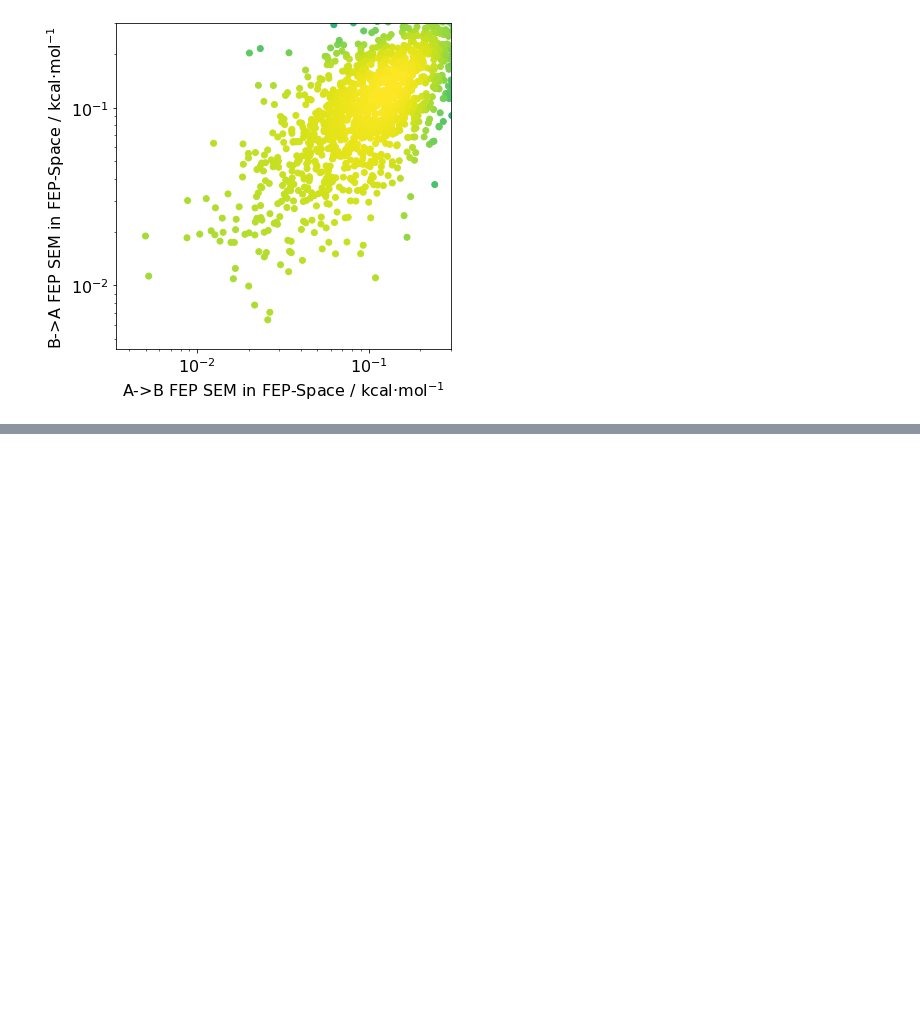
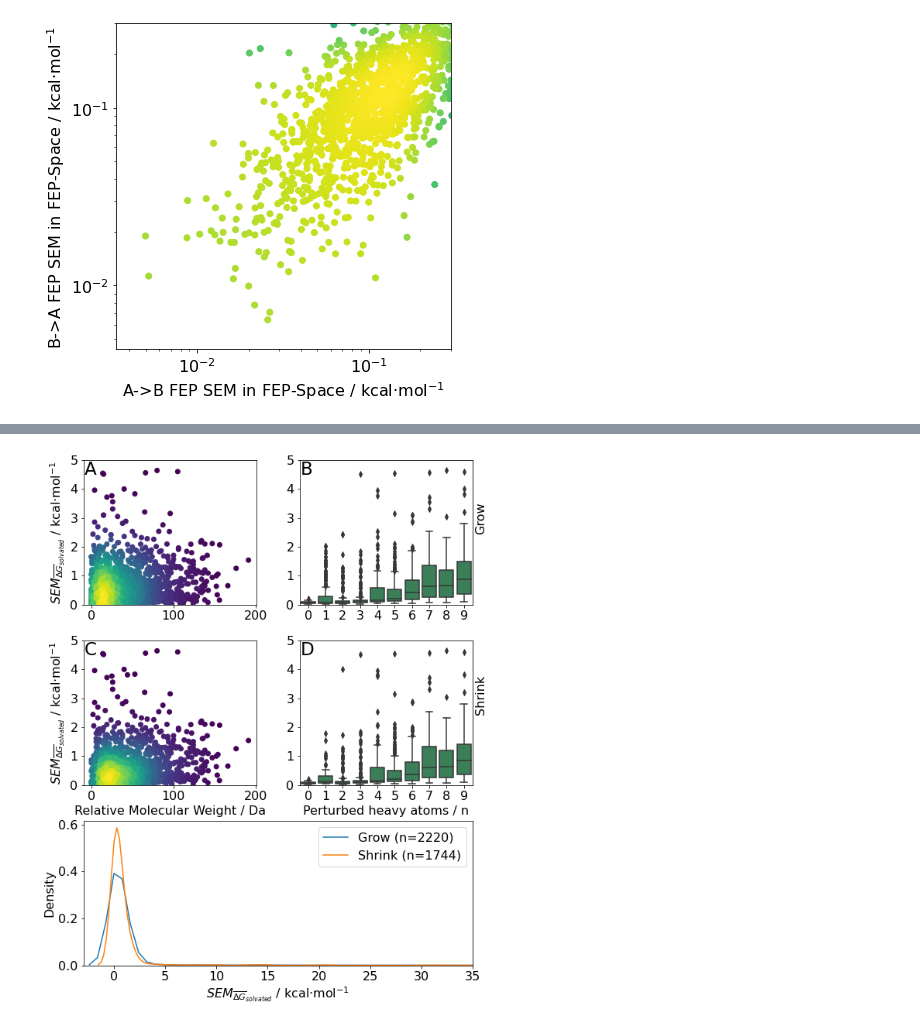
Before and after one commit to michellab/RBFENN, a Jupyter notebook: ANALYSIS/perturbation_networks/_03_analyse_training_losses.ipynb, the cells around one changed output, grey strips where cells are left out. Drawn from its saved outputs; the diff is of its cells as text; code cells hidden in the pictures; blank space fills up the shorter version.

Commit message:
added addendum figure on rbfe-space sem vs mol weight analyses for SI fig

```diff
--- a/ANALYSIS/perturbation_networks/_03_analyse_training_losses.ipynb
+++ b/ANALYSIS/perturbation_networks/_03_analyse_training_losses.ipynb
@@ -437,0 +480,89 @@ Invalid limit will be ignored.
+# %%
+fig = plt.figure(figsize=(9, 12))
+
+rows = 3
+columns = 2
+
+grid = plt.GridSpec(rows, columns, wspace = .25, hspace = .25)
+
+
+#### TOP : GROW
+######################################################################
+
+# Calculate the point density
+xy = np.vstack([mol_weight_data_grow,sem_data_2_grow])
+z = gaussian_kde(xy)(xy)
+
+ax1 = plt.subplot(grid[0,0])
+ax1.scatter(mol_weight_data_grow, sem_data_2_grow, c=z)
+ax1.set_ylabel("$SEM_{\overline{\Delta{G}}_{solvated}}$ / kcal$\cdot$mol$^{-1}$")
+ax1.set_ylim(0, 5)
+
+######################################################################
+
+binned_sem_data = []
+for i in range(10):
+    bin_sems = []
+    for sem, n_ha in zip(sem_data_2_grow, n_ha_data_grow):
+        if n_ha == i:
+            bin_sems.append(sem)
+    binned_sem_data.append(bin_sems)
+
+ax2 = plt.subplot(grid[0,1])
+
+sns.boxplot(x=n_ha_data_grow, y=sem_data_2_grow, ax=ax2, color="seagreen")
+ax2.set_ylim(0, 5)
+
+######################################################################
+######################################################################
+#### BOTTOM: SHRINK
+
+# Calculate the point density
+xy = np.vstack([mol_weight_data_shrink,sem_data_2_shrink])
+z = gaussian_kde(xy)(xy)
+
+ax3 = plt.subplot(grid[1,0])
+ax3.scatter(mol_weight_data_shrink, sem_data_2_shrink, c=z)
+ax3.set_xlabel("Relative Molecular Weight / Da")
+ax3.set_ylabel("$SEM_{\overline{\Delta{G}}_{solvated}}$ / kcal$\cdot$mol$^{-1}$")
+ax3.set_ylim(0, 5)
+
+######################################################################
+
+binned_sem_data = []
+for i in range(10):
+    bin_sems = []
+    for sem, n_ha in zip(sem_data_2_shrink, n_ha_data_shrink):
+        if n_ha == i:
+            bin_sems.append(sem)
+    binned_sem_data.append(bin_sems)
+
+ax4 = plt.subplot(grid[1,1])
+ax4.set_xlabel("Perturbed heavy atoms / n")
+
+sns.boxplot(x=n_ha_data_shrink, y=sem_data_2_shrink, ax=ax4, color="seagreen")
+ax4.set_ylim(0, 5)
+
+######################################################################
+#### DENSITY PLOT
+ax5 = plt.subplot(grid[2,:])
+sns.kdeplot(sem_data_2_grow, label=f"Grow (n={len(sem_data_2_grow)})", ax=ax5)
+sns.kdeplot(sem_data_2_shrink, label=f"Shrink (n={len(sem_data_2_shrink)})", ax=ax5)
+ax5.legend()
+ax5.set_xlim(-3, 35)
+ax5.set_xlabel("$SEM_{\overline{\Delta{G}}_{solvated}}$ / kcal$\cdot$mol$^{-1}$")
+
+
+ax2.annotate("Grow", xy=(1.05, 0.5), xycoords="axes fraction", rotation=90,  ha="center")
+ax4.annotate("Shrink", xy=(1.05, 0.5), xycoords="axes fraction", rotation=90,  ha="center")
+
+
+indexing = ["A", "B", "C", "D"]
+for i, ax in enumerate([ax1, ax2, ax3, ax4]):
+    ax.annotate(indexing[i], xy=(0.005, 0.9), xycoords="axes fraction", size="x-large")
+
+plt.savefig("../../figures/fepspace_summary_addendum.png", dpi=300)
+
+plt.show()
+# %% [output]
+[figure, added]
```
Also changed, not shown: parts of 8 cells of this notebook, 39 other files.
